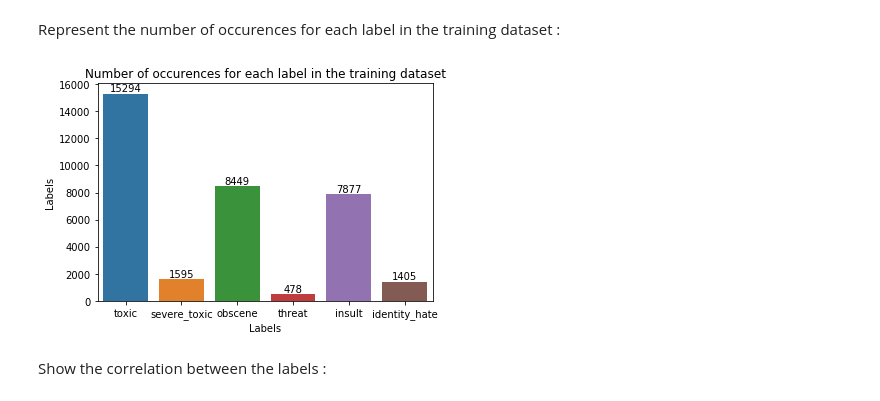
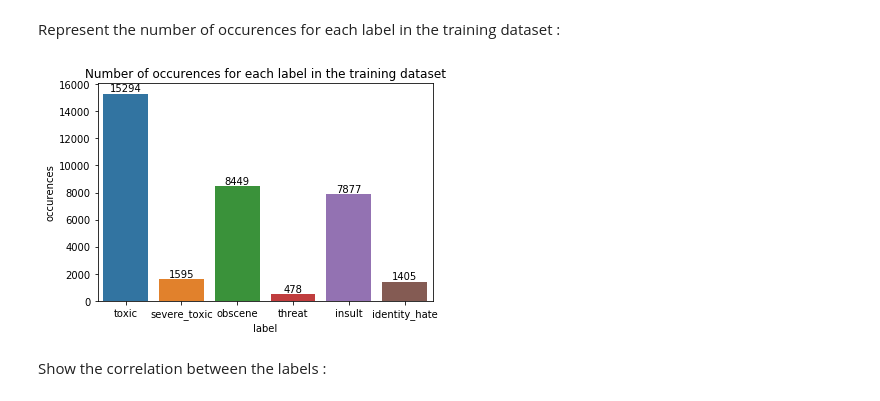
Before and after one commit to sgodard56/Toxic-Comment-Classification, a Jupyter notebook: Data_exploration.ipynb, the cells around one changed output. Saved outputs shown, nothing was run; the diff lists cells and outputs as text; code cells hidden in the pictures.

```diff
--- a/Data_exploration.ipynb
+++ b/Data_exploration.ipynb
@@ -72,23 +72,23 @@ Represent the number of occurences for each label in the training dataset :
 # %%
 y_sum = y_train.sum()
 
 plt.figure()
 
 fig = sns.barplot(y_sum.index, y_sum.values)
 plt.title('Number of occurences for each label in the training dataset')
-plt.ylabel("Labels")
-plt.xlabel('Labels')
+plt.ylabel("occurences")
+plt.xlabel('label')
 rects = fig.patches
-labels = x.values
+labels = y_sum.values
 
 for rect, label in zip(rects, labels):
     height = rect.get_height()
     fig.text(rect.get_x() + rect.get_width()/2, height + 10, label,
             ha='center', va='bottom')
 
 plt.show()
 # %% [output]
-[figure, old version]
+[figure, new version]
 # %% [markdown]
 Show the correlation between the labels :
 # %%
```
Also changed, not shown: 3 other files.
